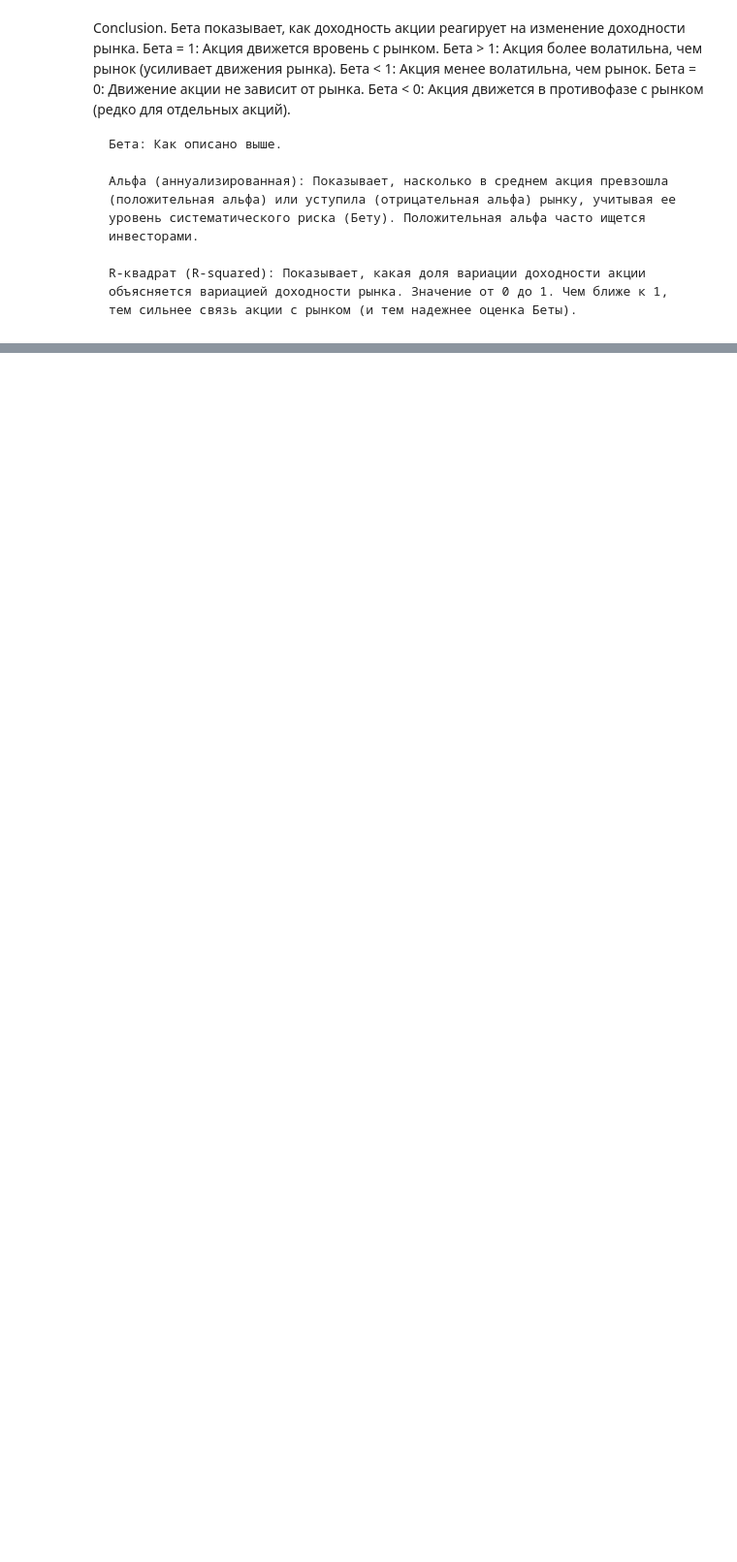
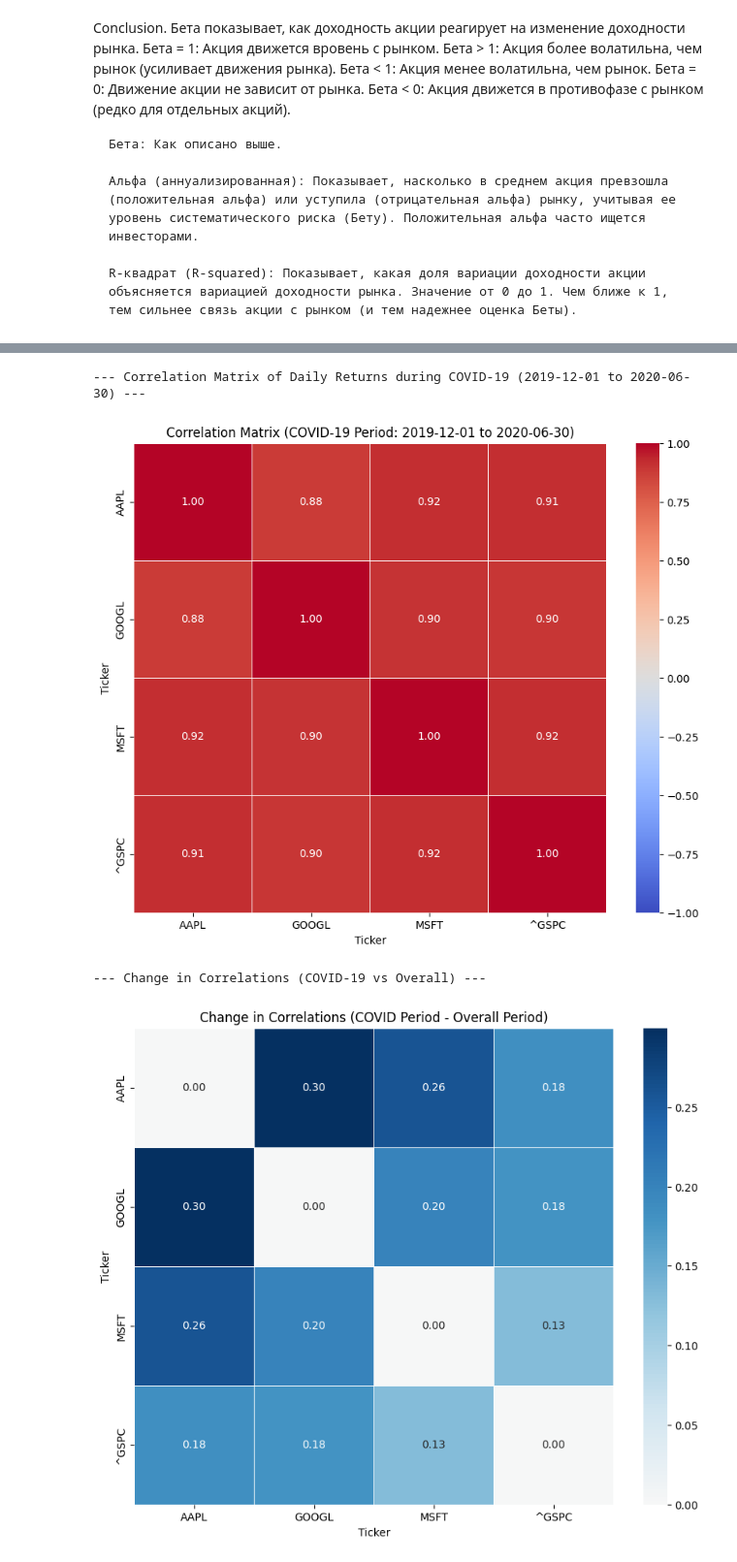
Before and after one commit to GeorgiiSizykh/EDA_of_Tech_Stocks, a Jupyter notebook: Financial_Data_Analysis/data_exploration.ipynb, the cells around one changed output, grey strips where cells are left out. Shown at 97% size. Saved outputs shown, nothing was run; the diff lists cells and outputs as text; code cells hidden in the pictures; blank space fills up the shorter version.

```diff
--- a/Financial_Data_Analysis/data_exploration.ipynb
+++ b/Financial_Data_Analysis/data_exploration.ipynb
@@ -627,0 +765,34 @@ Conclusion.
+# %%
+# Вставьте этот код после блока расчета максимальных просадок
+
+if 'daily_returns' in locals() and not daily_returns.empty: # Нужна общая матрица для сравнения
+    if not daily_returns_covid.empty:
+        print(f"\n--- Correlation Matrix of Daily Returns during COVID-19 ({covid_start_date} to {covid_end_date}) ---")
+        correlation_matrix_covid = daily_returns_covid.corr()
+
+        plt.figure(figsize=(10, 8))
+        sns.heatmap(correlation_matrix_covid, annot=True, cmap='coolwarm', fmt=".2f", linewidths=.5, vmin=-1, vmax=1)
+        # vmin и vmax фиксируют шкалу цветов, чтобы можно было сравнивать с другой матрицей
+        plt.title(f"Correlation Matrix (COVID-19 Period: {covid_start_date} to {covid_end_date})")
+        plt.show()
+
+        # Если у вас есть общая матрица корреляций 'correlation_matrix' из раздела 3.2
+        if 'correlation_matrix' in locals():
+            print("\n--- Change in Correlations (COVID-19 vs Overall) ---")
+            correlation_change = correlation_matrix_covid - correlation_matrix
+
+            plt.figure(figsize=(10, 8))
+            sns.heatmap(correlation_change, annot=True, cmap='RdBu', fmt=".2f", linewidths=.5, center=0)
+            # cmap='RdBu' (Red-Blue) хорошо подходит для отображения изменений, center=0 центрирует шкалу на нуле.
+            plt.title(f"Change in Correlations (COVID Period - Overall Period)")
+            plt.show()
+        else:
+            print("Overall correlation matrix ('correlation_matrix') not found for comparison.")
+    else:
+        if not ('daily_returns' in locals() and not daily_returns.empty): # Только если daily_returns в целом не пуст
+            print("Skipping COVID-19 correlation analysis due to missing return data for the period.")
+# %% [output]
+--- Correlation Matrix of Daily Returns during COVID-19 (2019-12-01 to 2020-06-30) ---
+[figure, added]
+--- Change in Correlations (COVID-19 vs Overall) ---
+[figure, added]
```
Also changed, not shown: parts of 10 cells of this notebook.
